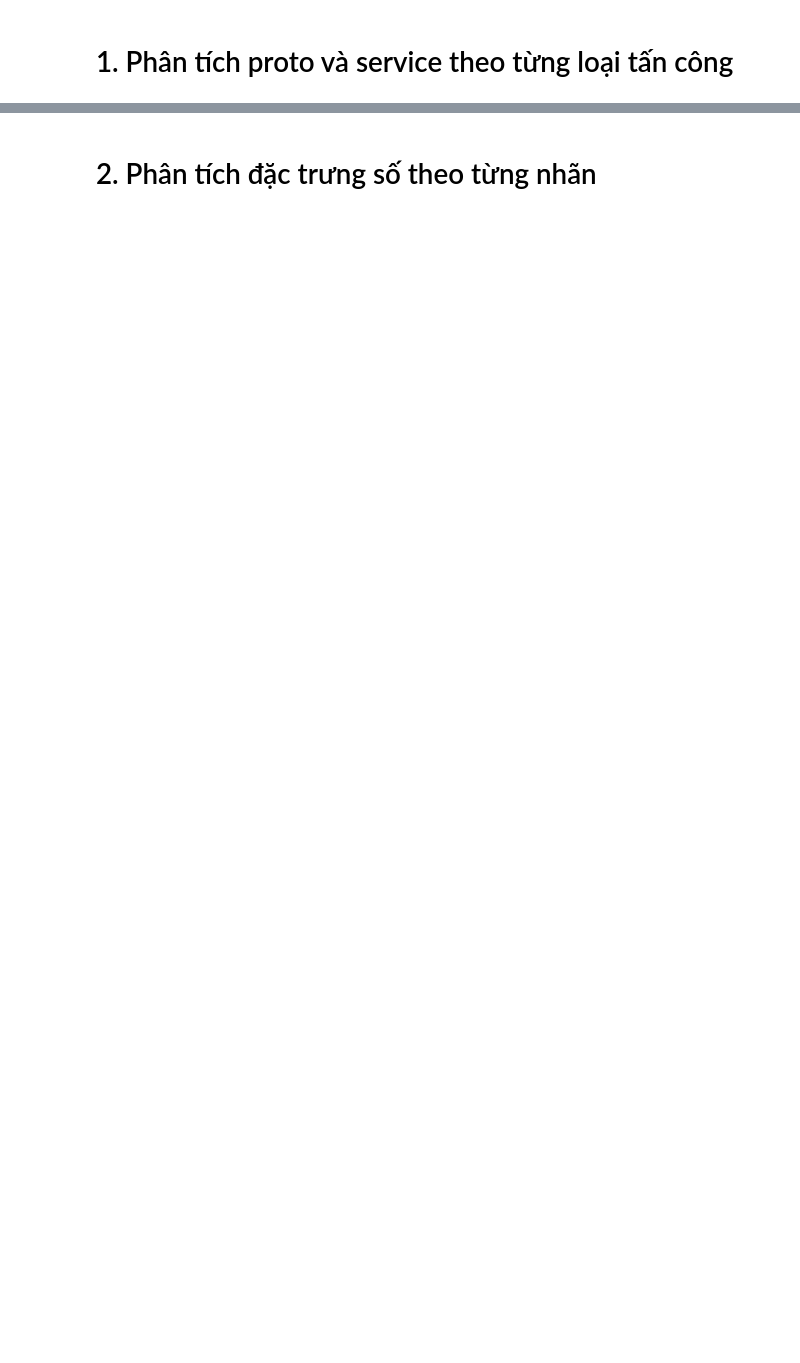
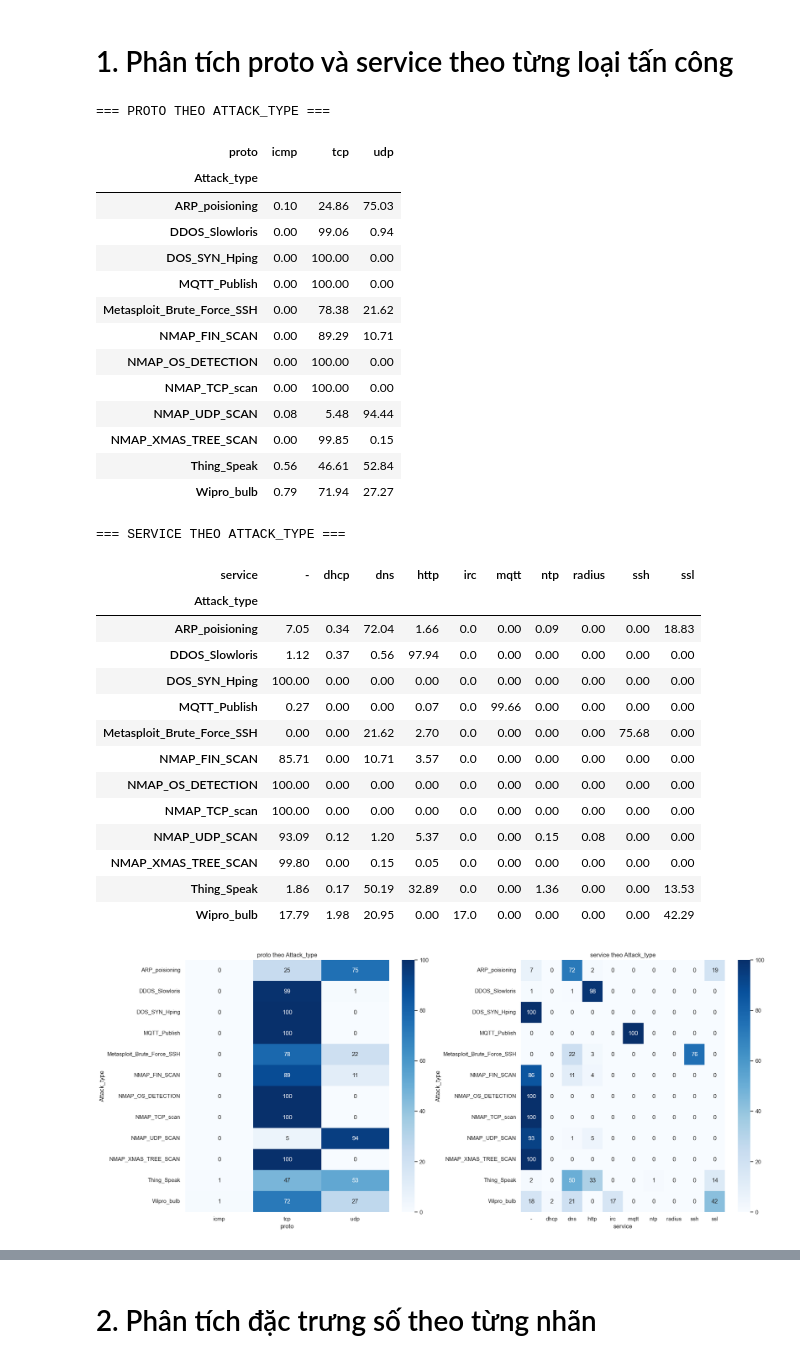
Before and after one commit to dungluu277/SGU26K2_MayHoc_DCT124C3_Nhom4_RT-IoT2022, a Jupyter notebook: final_IoT/sample_project/project/eda/04_Feature_Target_Analysis.ipynb, the cells around one changed output, grey strips where cells are left out. Saved outputs shown, nothing was run; the diff lists cells and outputs as text; code cells hidden in the pictures; blank space fills up the shorter version.

```diff
--- a/final_IoT/sample_project/project/eda/04_Feature_Target_Analysis.ipynb
+++ b/final_IoT/sample_project/project/eda/04_Feature_Target_Analysis.ipynb
@@ -27,7 +27,7 @@ for folder in SEARCH_ROOTS:
         break
 
 if DATA_PATH is None:
-    raise FileNotFoundError("Kh?ng t?m th?y RT_IOT2022.csv trong c?u tr?c project")
+    raise FileNotFoundError("Khong tim thay RT_IOT2022.csv trong cau truc project")
 
 SAMPLE_ROOT = next(
     (
@@ -39,7 +39,7 @@ SAMPLE_ROOT = next(
     None,
 )
 if SAMPLE_ROOT is None:
-    raise FileNotFoundError("Kh?ng t?m th?y th? m?c g?c sample_project")
+    raise FileNotFoundError("Khong tim thay thu muc goc sample_project")
 
 RUN_DIR = SAMPLE_ROOT / "result" / "eda" / "EDA_Thanhdai" / "04_Feature_Target_Analysis"
 FIG_DIR = RUN_DIR / "images"
@@ -70,33 +70,65 @@ for ax, feature in zip(axes, categorical_features):
 
     print(f"\n=== {feature.upper()} THEO ATTACK_TYPE ===")
     display(percentages.round(2))
 
     percentages.to_csv(
         TABLE_DIR / f"04_{feature}_by_target.csv",
         encoding="utf-8-sig"
     )
 
     sns.heatmap(
         percentages,
         annot=True,
         fmt=".0f",
         cmap="Blues",
         ax=ax
     )
 
     ax.set_title(f"{feature} theo Attack_type")
     ax.set_xlabel(feature)
     ax.set_ylabel("Attack_type")
 
 plt.tight_layout()
 
 plt.savefig(
     FIG_DIR / "04_categorical_target_heatmap.png",
     dpi=150,
     bbox_inches="tight"
 )
 
 plt.show()
+# %% [output]
+=== PROTO THEO ATTACK_TYPE ===
+| proto | icmp | tcp | udp |
+| Attack_type |  |  |  |
+| ARP_poisioning | 0.10 | 24.86 | 75.03 |
+| DDOS_Slowloris | 0.00 | 99.06 | 0.94 |
+| DOS_SYN_Hping | 0.00 | 100.00 | 0.00 |
+| MQTT_Publish | 0.00 | 100.00 | 0.00 |
+| Metasploit_Brute_Force_SSH | 0.00 | 78.38 | 21.62 |
+| NMAP_FIN_SCAN | 0.00 | 89.29 | 10.71 |
+| NMAP_OS_DETECTION | 0.00 | 100.00 | 0.00 |
+| NMAP_TCP_scan | 0.00 | 100.00 | 0.00 |
+| NMAP_UDP_SCAN | 0.08 | 5.48 | 94.44 |
+| NMAP_XMAS_TREE_SCAN | 0.00 | 99.85 | 0.15 |
+| Thing_Speak | 0.56 | 46.61 | 52.84 |
+| Wipro_bulb | 0.79 | 71.94 | 27.27 |
+=== SERVICE THEO ATTACK_TYPE ===
+| service | - | dhcp | dns | http | irc | mqtt | ntp | radius | ssh | ssl |
+| Attack_type |  |  |  |  |  |  |  |  |  |  |
+| ARP_poisioning | 7.05 | 0.34 | 72.04 | 1.66 | 0.0 | 0.00 | 0.09 | 0.00 | 0.00 | 18.83 |
+| DDOS_Slowloris | 1.12 | 0.37 | 0.56 | 97.94 | 0.0 | 0.00 | 0.00 | 0.00 | 0.00 | 0.00 |
+| DOS_SYN_Hping | 100.00 | 0.00 | 0.00 | 0.00 | 0.0 | 0.00 | 0.00 | 0.00 | 0.00 | 0.00 |
+| MQTT_Publish | 0.27 | 0.00 | 0.00 | 0.07 | 0.0 | 99.66 | 0.00 | 0.00 | 0.00 | 0.00 |
+| Metasploit_Brute_Force_SSH | 0.00 | 0.00 | 21.62 | 2.70 | 0.0 | 0.00 | 0.00 | 0.00 | 75.68 | 0.00 |
+| NMAP_FIN_SCAN | 85.71 | 0.00 | 10.71 | 3.57 | 0.0 | 0.00 | 0.00 | 0.00 | 0.00 | 0.00 |
+| NMAP_OS_DETECTION | 100.00 | 0.00 | 0.00 | 0.00 | 0.0 | 0.00 | 0.00 | 0.00 | 0.00 | 0.00 |
+| NMAP_TCP_scan | 100.00 | 0.00 | 0.00 | 0.00 | 0.0 | 0.00 | 0.00 | 0.00 | 0.00 | 0.00 |
+| NMAP_UDP_SCAN | 93.09 | 0.12 | 1.20 | 5.37 | 0.0 | 0.00 | 0.15 | 0.08 | 0.00 | 0.00 |
+| NMAP_XMAS_TREE_SCAN | 99.80 | 0.00 | 0.15 | 0.05 | 0.0 | 0.00 | 0.00 | 0.00 | 0.00 | 0.00 |
+| Thing_Speak | 1.86 | 0.17 | 50.19 | 32.89 | 0.0 | 0.00 | 1.36 | 0.00 | 0.00 | 13.53 |
+| Wipro_bulb | 17.79 | 1.98 | 20.95 | 0.00 | 17.0 | 0.00 | 0.00 | 0.00 | 0.00 | 42.29 |
+[figure, added]
 # %% [markdown]
 ### Nhận xét: Mối quan hệ giữa đặc trưng phân loại và nhãn
 
```
Also changed, not shown: parts of 12 cells of this notebook, 4 other files.
